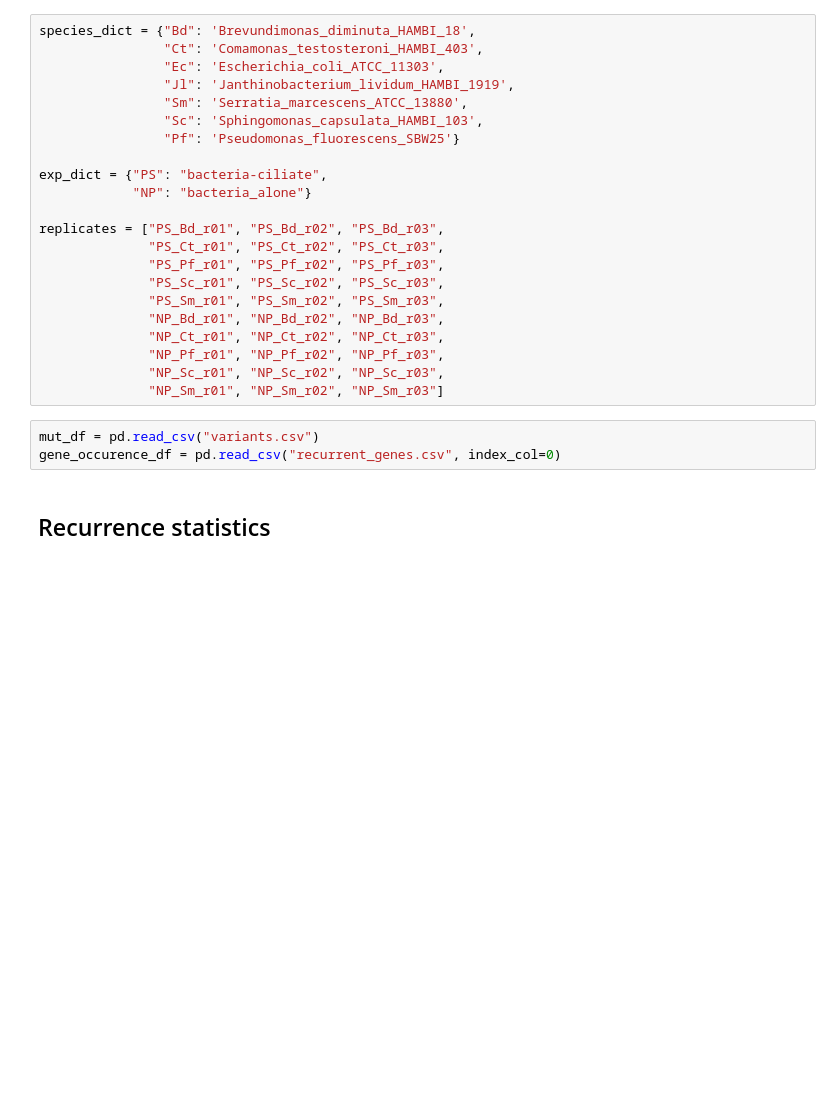
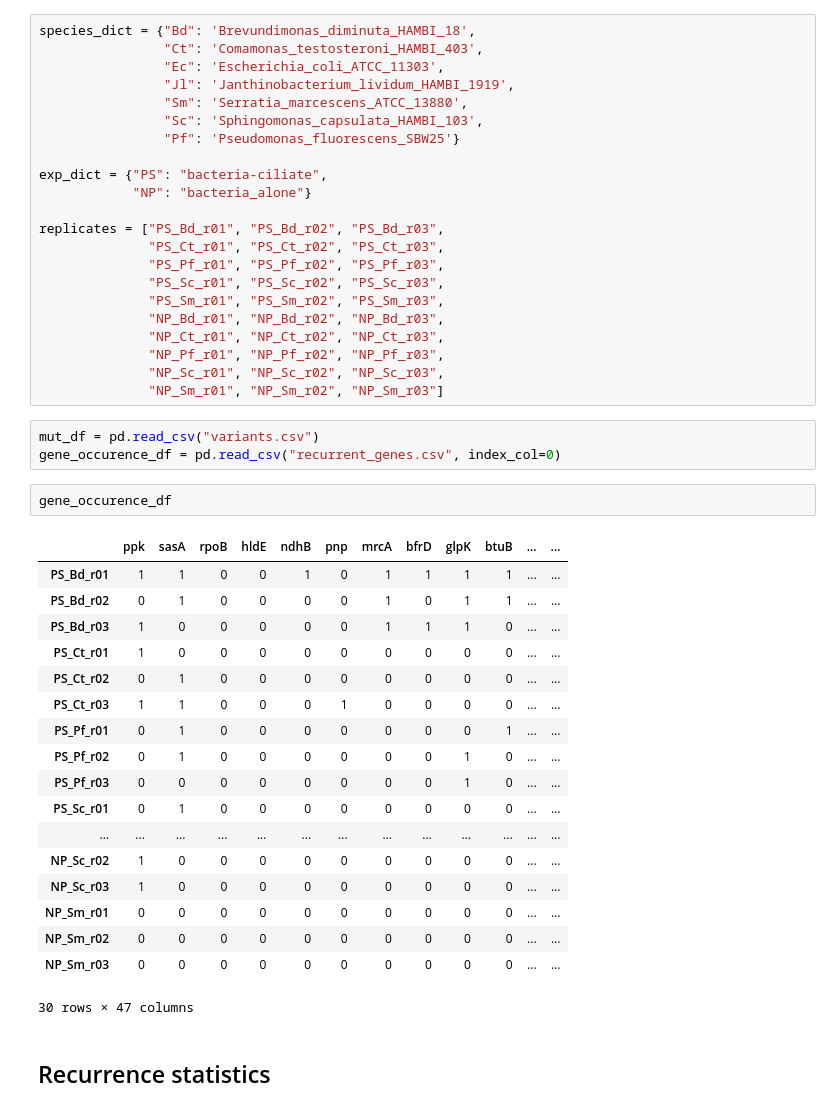
Before and after one commit to dovydask/clonal_structure, a Jupyter notebook: mutation_statistics.ipynb, the cells around one changed output. Cells and saved outputs as stored; diff of their text form; blank space fills up the shorter version.

```diff
--- a/mutation_statistics.ipynb
+++ b/mutation_statistics.ipynb
@@ -42,6 +42,27 @@ replicates = ["PS_Bd_r01", "PS_Bd_r02", "PS_Bd_r03",
 # %%
 mut_df = pd.read_csv("variants.csv")
 gene_occurence_df = pd.read_csv("recurrent_genes.csv", index_col=0)
+# %%
+gene_occurence_df
+# %% [output]
+|  | ppk | sasA | rpoB | hldE | ndhB | pnp | mrcA | bfrD | glpK | btuB | ... | ... |
+| PS_Bd_r01 | 1 | 1 | 0 | 0 | 1 | 0 | 1 | 1 | 1 | 1 | ... | ... |
+| PS_Bd_r02 | 0 | 1 | 0 | 0 | 0 | 0 | 1 | 0 | 1 | 1 | ... | ... |
+| PS_Bd_r03 | 1 | 0 | 0 | 0 | 0 | 0 | 1 | 1 | 1 | 0 | ... | ... |
+| PS_Ct_r01 | 1 | 0 | 0 | 0 | 0 | 0 | 0 | 0 | 0 | 0 | ... | ... |
+| PS_Ct_r02 | 0 | 1 | 0 | 0 | 0 | 0 | 0 | 0 | 0 | 0 | ... | ... |
+| PS_Ct_r03 | 1 | 1 | 0 | 0 | 0 | 1 | 0 | 0 | 0 | 0 | ... | ... |
+| PS_Pf_r01 | 0 | 1 | 0 | 0 | 0 | 0 | 0 | 0 | 0 | 1 | ... | ... |
+| PS_Pf_r02 | 0 | 1 | 0 | 0 | 0 | 0 | 0 | 0 | 1 | 0 | ... | ... |
+| PS_Pf_r03 | 0 | 0 | 0 | 0 | 0 | 0 | 0 | 0 | 1 | 0 | ... | ... |
+| PS_Sc_r01 | 0 | 1 | 0 | 0 | 0 | 0 | 0 | 0 | 0 | 0 | ... | ... |
+| ... | ... | ... | ... | ... | ... | ... | ... | ... | ... | ... | ... | ... |
+| NP_Sc_r02 | 1 | 0 | 0 | 0 | 0 | 0 | 0 | 0 | 0 | 0 | ... | ... |
+| NP_Sc_r03 | 1 | 0 | 0 | 0 | 0 | 0 | 0 | 0 | 0 | 0 | ... | ... |
+| NP_Sm_r01 | 0 | 0 | 0 | 0 | 0 | 0 | 0 | 0 | 0 | 0 | ... | ... |
+| NP_Sm_r02 | 0 | 0 | 0 | 0 | 0 | 0 | 0 | 0 | 0 | 0 | ... | ... |
+| NP_Sm_r03 | 0 | 0 | 0 | 0 | 0 | 0 | 0 | 0 | 0 | 0 | ... | ... |
+30 rows × 47 columns
 # %% [markdown]
 ## Recurrence statistics
 # %%
```
Also changed, not shown: parts of 4 cells of this notebook, 2 other files.
